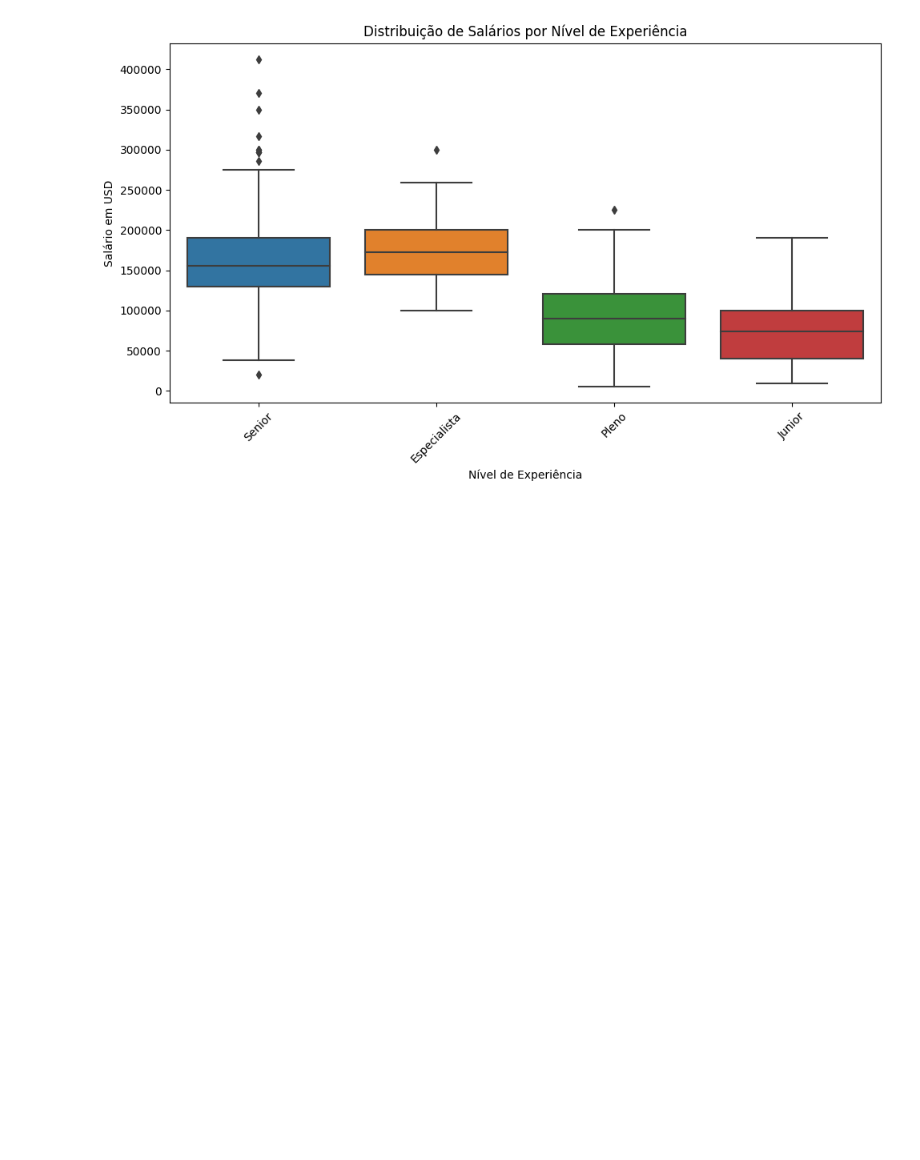
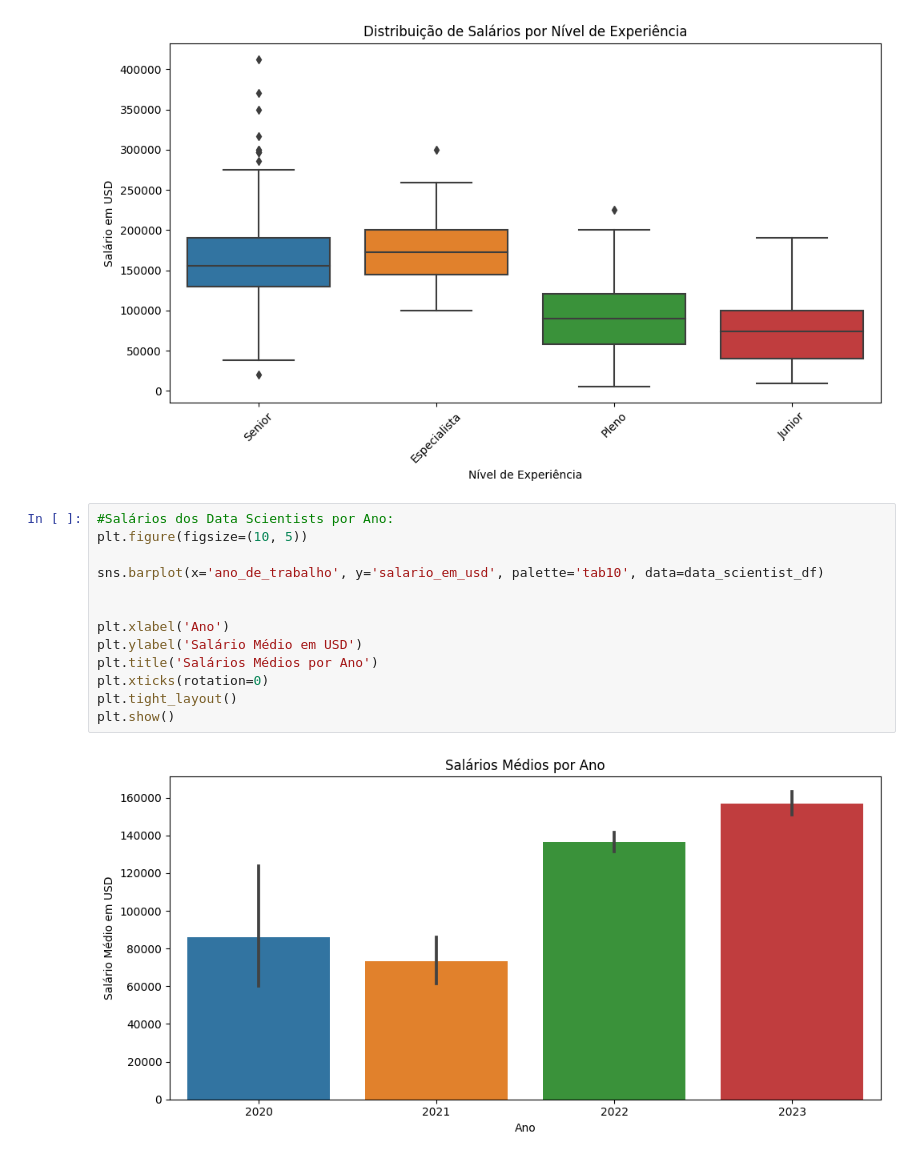
Before and after one commit to jaisson-italo/ds_salary_machine_learning_I, a Jupyter notebook: projeto_ml.ipynb, the cells around one changed output. Drawn from its saved outputs; the diff is of its cells as text; blank space fills up the shorter version.

Commit message:
Salários dos Data Scientists por Ano

```diff
--- a/projeto_ml.ipynb
+++ b/projeto_ml.ipynb
@@ -298,3 +298,18 @@ plt.tight_layout()
 plt.show()
 # %% [output]
 [figure]
+# %%
+#Salários dos Data Scientists por Ano:
+plt.figure(figsize=(10, 5))
+
+sns.barplot(x='ano_de_trabalho', y='salario_em_usd', palette='tab10', data=data_scientist_df)
+
+
+plt.xlabel('Ano')
+plt.ylabel('Salário Médio em USD')
+plt.title('Salários Médios por Ano')
+plt.xticks(rotation=0)
+plt.tight_layout()
+plt.show()
+# %% [output]
+[figure, added]
```
